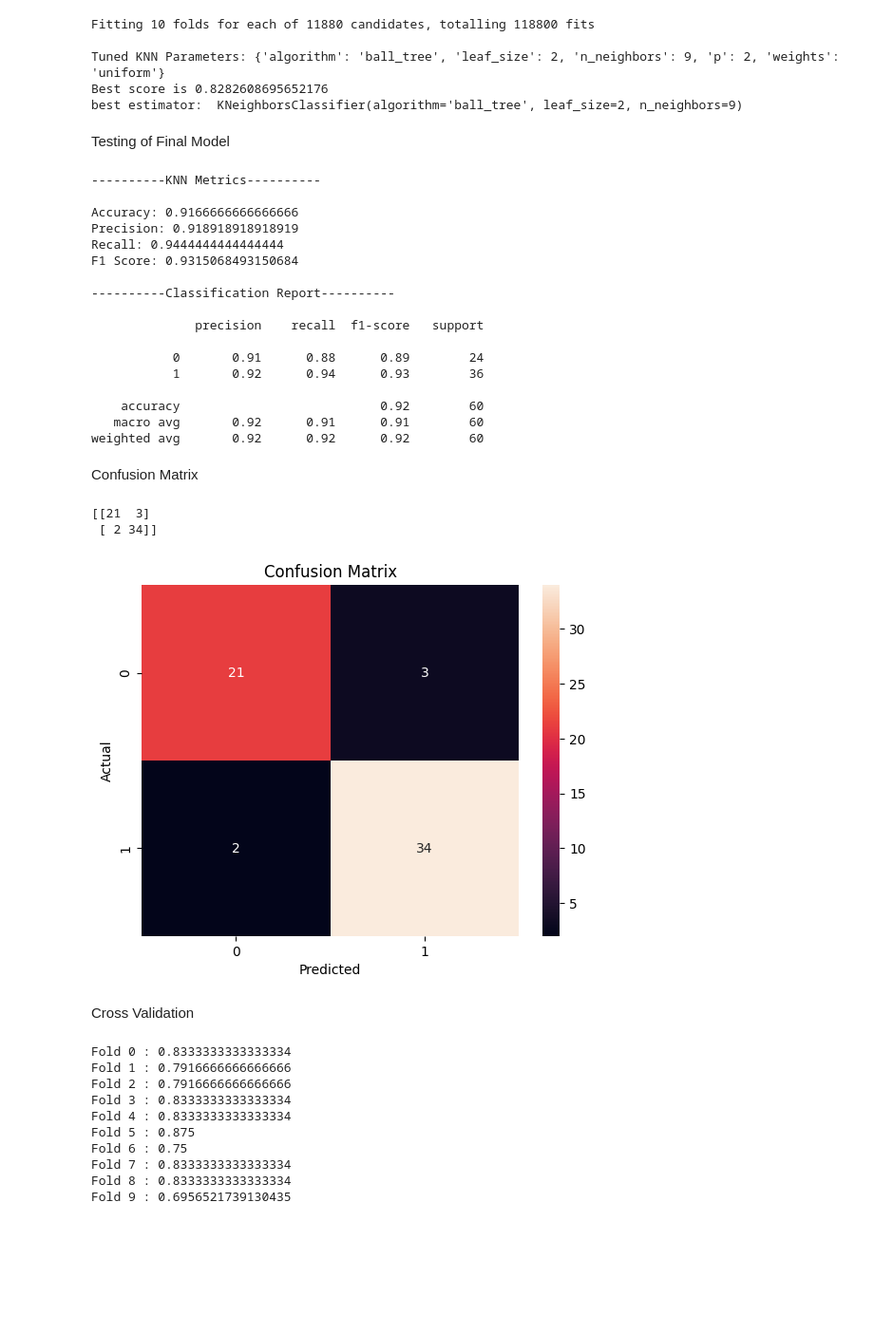
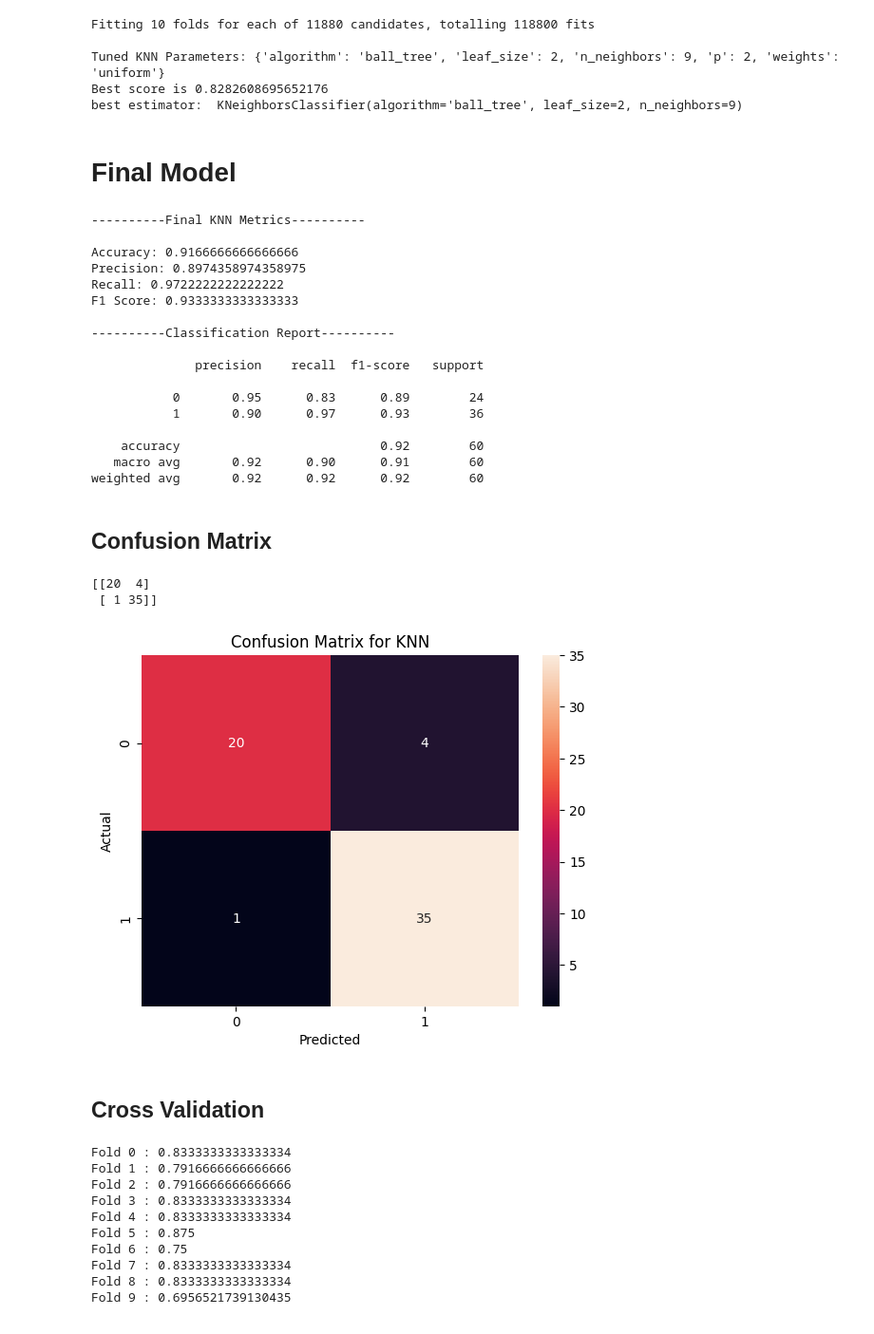
Before and after one commit to kruthi-sb/Cardiac_Events_ML, a Jupyter notebook: ML/KNN.ipynb, the cells around one changed output. Shown: that part at 95% size. Saved outputs shown, nothing was run; the diff lists cells and outputs as text; code cells hidden in the pictures; blank space fills up the shorter version.

```diff
--- a/ML/KNN.ipynb
+++ b/ML/KNN.ipynb
@@ -122,19 +124,19 @@ Tuned KNN Parameters: {'algorithm': 'ball_tree', 'leaf_size': 2, 'n_neighbors':
 Best score is 0.8282608695652176
 best estimator:  KNeighborsClassifier(algorithm='ball_tree', leaf_size=2, n_neighbors=9)
 # %% [markdown]
-Testing of Final Model
+# Final Model
 # %%
 #initialize the model with the best parameters
 from sklearn.neighbors import KNeighborsClassifier
-knn_tuned = KNeighborsClassifier(algorithm='ball_tree', leaf_size=2, n_neighbors=32, p=1, weights='uniform')
+#knn_tuned = KNeighborsClassifier(algorithm='ball_tree', leaf_size=2, n_neighbors=32, p=1, weights='uniform')
 
 #fit the model
-knn_tuned.fit(X_train, y_train)
+#knn_tuned.fit(X_train, y_train)
 #test the model with the best parameters on the test set
 y_pred = knn_tuned.predict(X_test)
 
 #evaluate the model
-print("\n----------KNN Metrics----------\n")
+print("\n----------Final KNN Metrics----------\n")
 print("Accuracy:", accuracy_score(y_test, y_pred))
 print("Precision:", precision_score(y_test, y_pred))
 print("Recall:", recall_score(y_test, y_pred))
@@ -145,46 +147,46 @@ from sklearn.metrics import classification_report
 cr = classification_report(y_test, y_pred)
 print(cr)
 # %% [output]
-----------KNN Metrics----------
+----------Final KNN Metrics----------
 
 Accuracy: 0.9166666666666666
-Precision: 0.918918918918919
-Recall: 0.9444444444444444
-F1 Score: 0.9315068493150684
+Precision: 0.8974358974358975
+Recall: 0.9722222222222222
+F1 Score: 0.9333333333333333
 
 ----------Classification Report----------
 
               precision    recall  f1-score   support
 
-           0       0.91      0.88      0.89        24
-           1       0.92      0.94      0.93        36
+           0       0.95      0.83      0.89        24
+           1       0.90      0.97      0.93        36
 
     accuracy                           0.92        60
-   macro avg       0.92      0.91      0.91        60
+   macro avg       0.92      0.90      0.91        60
 weighted avg       0.92      0.92      0.92        60
-# %% [markdown]
-Confusion Matrix
+# %% [markdown]
+## Confusion Matrix
 # %%
 #get the confusion matrix
 from sklearn.metrics import confusion_matrix
 cm = confusion_matrix(y_test, y_pred)
 print(cm)
 
 #visualize the confusion matrix
 import matplotlib.pyplot as plt
 import seaborn as sns
 sns.heatmap(cm, annot=True, fmt="d") #fmt="d" means the values in the matrix are integers
 #annot=True means the values in the matrix are displayed
-plt.title("Confusion Matrix")
+plt.title("Confusion Matrix for KNN")
 plt.xlabel("Predicted")
 plt.ylabel("Actual")
 plt.show()
 # %% [output]
-[[21  3]
- [ 2 34]]
+[[20  4]
+ [ 1 35]]
-[figure, old version]
+[figure, new version]
-# %% [markdown]
-Cross Validation
+# %% [markdown]
+## Cross Validation
 # %%
 #cross validaayion for 10 folds
 from sklearn.model_selection import cross_val_score
```
Also changed, not shown: parts of 17 cells of this notebook, 2 other files.
